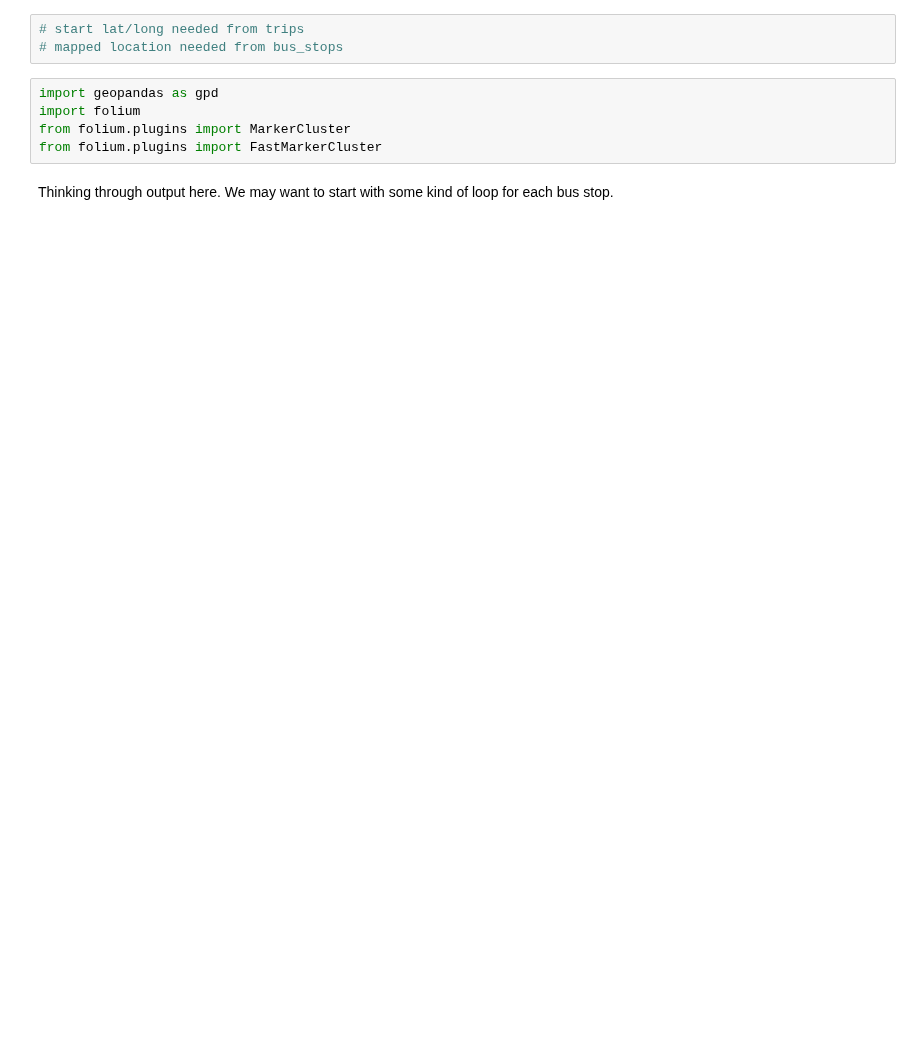
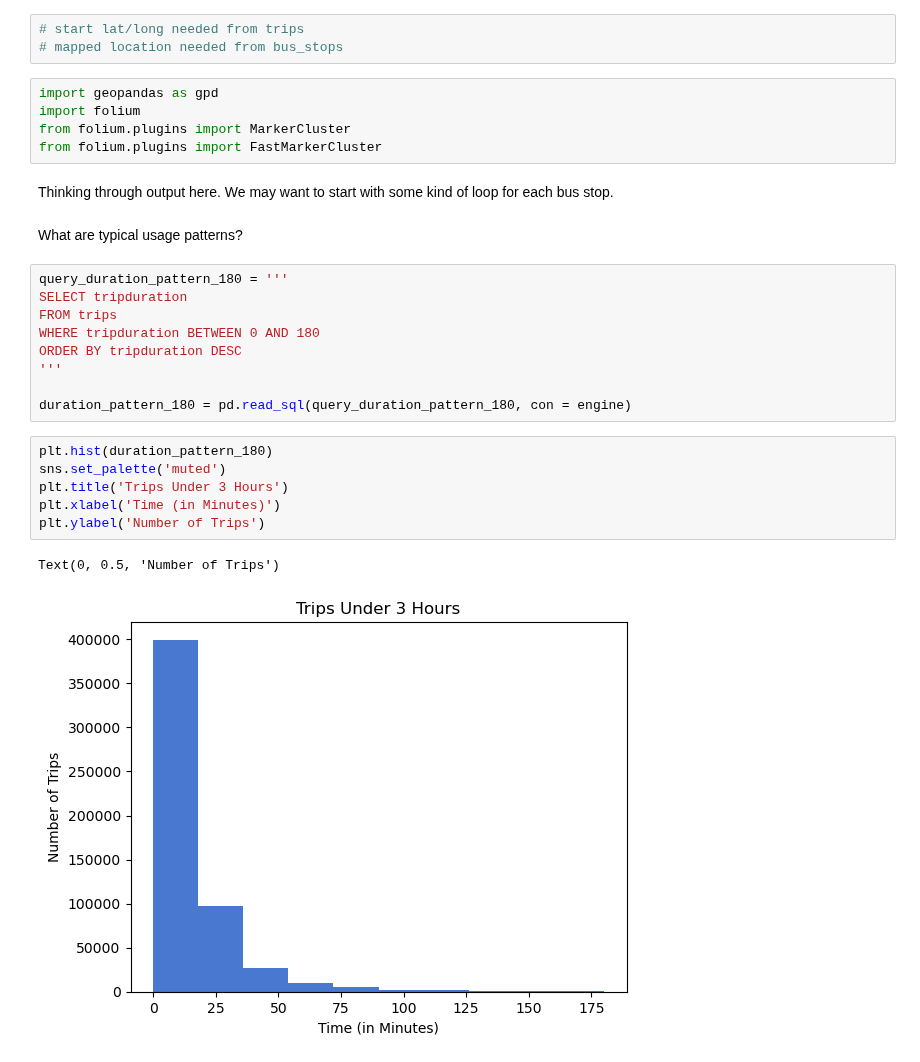
Before and after one commit to NSS-Data-Analytics-Cohort-10/scooters-group-2, a Jupyter notebook: notebooks/scooters_notebook.ipynb, the cells around one changed output. Cells and saved outputs as stored; diff of their text form; blank space fills up the shorter version.

```diff
--- a/notebooks/scooters_notebook.ipynb
+++ b/notebooks/scooters_notebook.ipynb
@@ -700,3 +719,23 @@ from folium.plugins import FastMarkerCluster
 # %% [markdown]
 Thinking through output here.
 We may want to start with some kind of loop for each bus stop.
+# %% [markdown]
+What are typical usage patterns?
+# %%
+query_duration_pattern_180 = '''
+SELECT tripduration
+FROM trips
+WHERE tripduration BETWEEN 0 AND 180
+ORDER BY tripduration DESC
+'''
+
+duration_pattern_180 = pd.read_sql(query_duration_pattern_180, con = engine)
+# %%
+plt.hist(duration_pattern_180)
+sns.set_palette('muted')
+plt.title('Trips Under 3 Hours')
+plt.xlabel('Time (in Minutes)')
+plt.ylabel('Number of Trips')
+# %% [output]
+Text(0, 0.5, 'Number of Trips')
+[figure, added]
```
Also changed, not shown: parts of 12 cells of this notebook.
